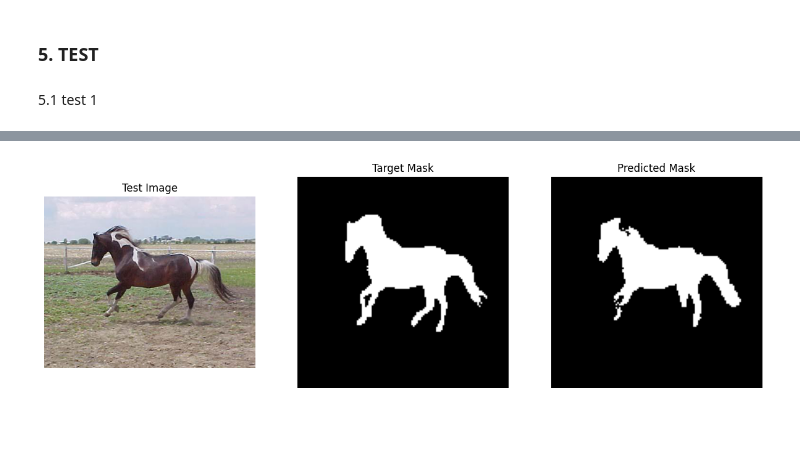
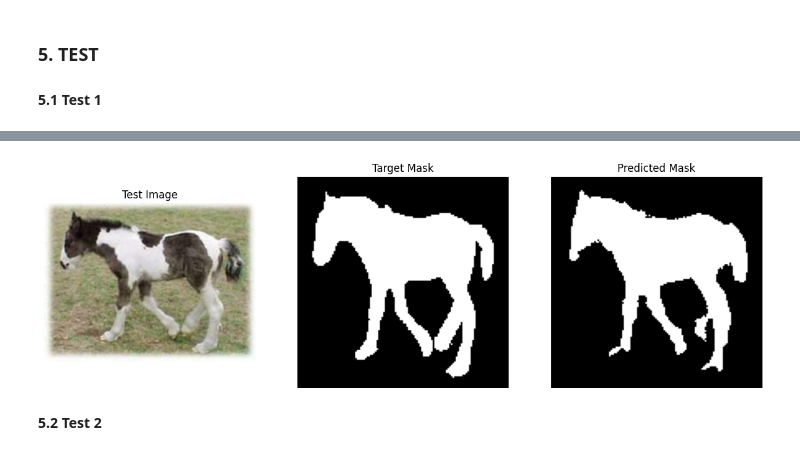
Before and after one commit to francescoS01/semantic_segmentation-CNN, a Jupyter notebook: src/U_Net.ipynb, the cells around one changed output, grey strips where cells are left out. Cells and saved outputs as stored; diff of their text form; code cells hidden in the pictures; blank space fills up the shorter version.

```diff
--- a/src/U_Net.ipynb
+++ b/src/U_Net.ipynb
@@ -206,7 +185,7 @@ plt.show()
 # %% [markdown]
 ### **5. TEST** ###
-# %% [markdown]
-5.1 test 1
+# %% [markdown]
+**5.1 Test 1**
 # %%
 MG_HEIGHT = 128
 IMG_WIDTH = 128
@@ -214,15 +193,15 @@ IMG_WIDTH = 128
 # DA TENERE 050 - 045 - 037 - 267 - 041 (pos)
 
 # test image
-test_image_path = "../test_data/horses/horse162.png" # 218 283 315 273
+test_image_path = "../test_data/horses/horse295.png" # 218 283 315 273
 test_image = np.array(Image.open(test_image_path))
 rescaled_test_image = cv2.resize(test_image, (IMG_HEIGHT, IMG_WIDTH))
 # mask
-test_mask_path = "../test_data/masks/horse162.png" # 218 283 315 273
+test_mask_path = "../test_data/masks/horse295.png" # 218 283 315 273
 test_mask = np.array(Image.open(test_mask_path))
 # predicted mask
 predicted_mask = model.predict(np.expand_dims(rescaled_test_image, axis=0))[0]
-threshold = 0.5
+threshold = 0.3
 binary_predicted_mask = predicted_mask > threshold
 
 fig, axes = plt.subplots(1, 3, figsize=(15, 5))
@@ -238,7 +217,7 @@ axes[1].axis('off')
 # Plot mask target
 axes[2].imshow(binary_predicted_mask, cmap='gray')
 axes[2].set_title('Predicted Mask')
-axes[2].axis('off')  # Rimuovi gli assi
+axes[2].axis('off')
 
 plt.show()
 # %% [output]
@@ -246,4 +225,6 @@ plt.show()
-[figure, old version]
+[figure, new version]
+# %% [markdown]
+**5.2 Test 2**
 # %%
 # test image
 test_image_path = "../test_data/horses/horse315.png" # 218 283 315 273
```
Also changed, not shown: parts of 8 cells of this notebook.
